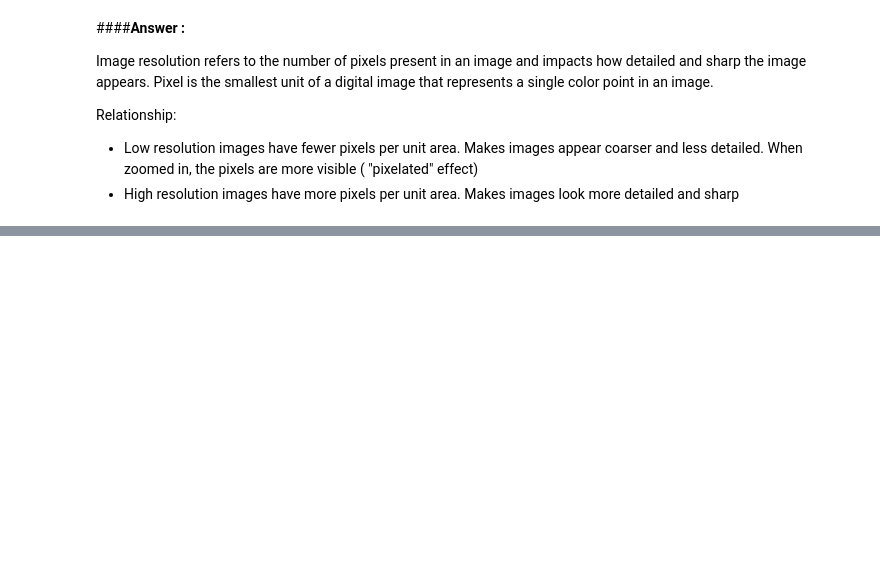
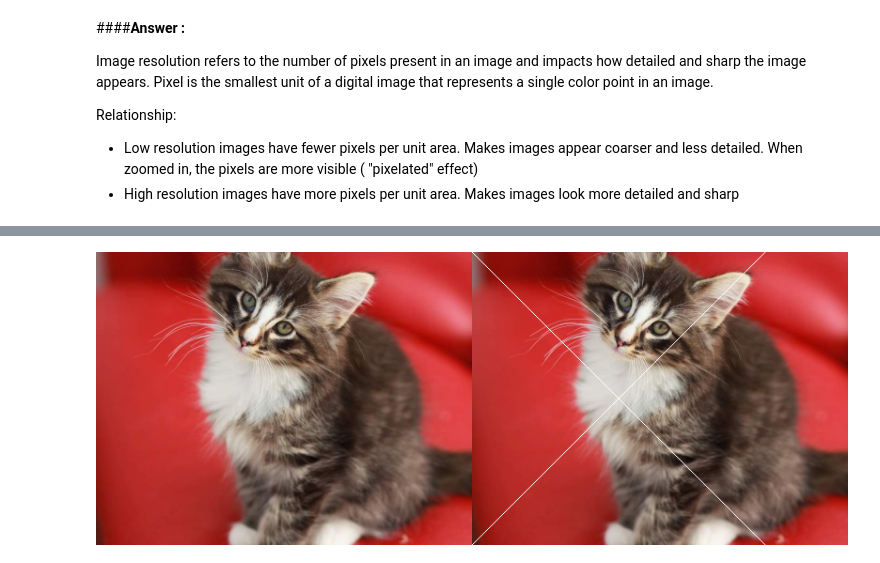
Before and after one commit to frcaulia/dicv_odd_2023, a Jupyter notebook: Week1.ipynb, the cells around one changed output, grey strips where cells are left out. Saved outputs shown, nothing was run; the diff lists cells and outputs as text; code cells hidden in the pictures; blank space fills up the shorter version.

```diff
--- a/Week1.ipynb
+++ b/Week1.ipynb
@@ -146,0 +161,13 @@ Relationship:
+# %%
+image_2 = cv.cvtColor(image, cv.COLOR_BGR2RGB)
+image_3 = cv.cvtColor(image, cv.COLOR_BGR2RGB)
+
+# draw two diagonal lines (cross) from corner to corner
+for i in range(min(height, width)):
+    image_3[i, i] = [255, 255, 255]
+    image_3[height - i - 1, i] = [255, 255, 255]
+
+final_frame = cv.hconcat((image_2, image_3))
+cv2_imshow(final_frame)
+# %% [output]
+[figure, added]
```
Also changed, not shown: parts of 7 cells of this notebook.
